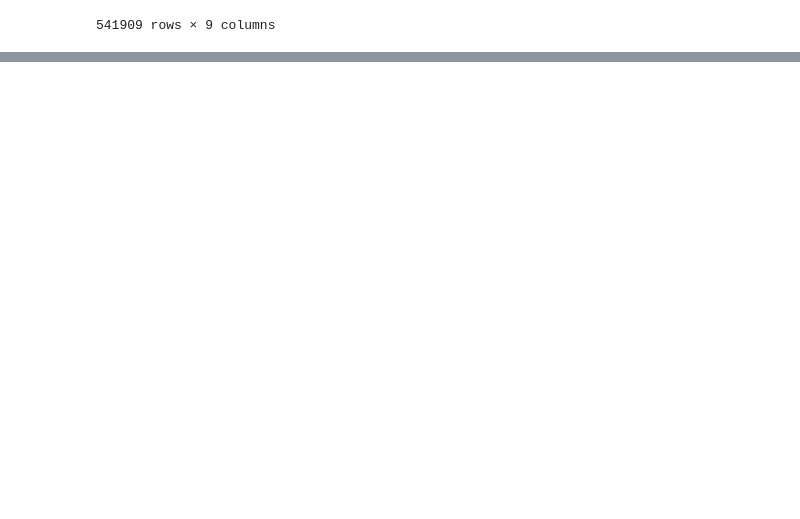
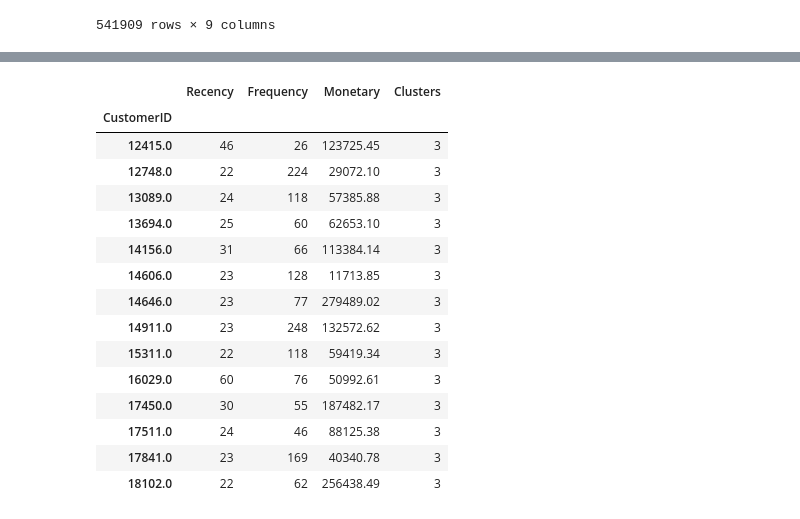
Before and after one commit to jewelnu/Customer-Segmentation-Using-K-means-clustering, a Jupyter notebook: Customer segmentation.ipynb, the cells around one changed output, grey strips where cells are left out. Cells and saved outputs as stored; diff of their text form; code cells hidden in the pictures; blank space fills up the shorter version.

Commit message:
Clustering complete with some observations

```diff
--- a/Customer segmentation.ipynb
+++ b/Customer segmentation.ipynb
@@ -247,0 +261,4 @@ RFM
+# %%
+from sklearn.preprocessing import StandardScaler
+scaler = StandardScaler()
+scaled =scaler.fit_transform(RFM)
@@ -247,0 +283,7 @@ RFM
+# %%
+k_range = range(1,10)
+sse=[]
+for k in k_range:
+    km = KMeans(n_clusters=k)
+    km.fit(scaled)
+    sse.append(km.inertia_)
@@ -247,0 +312,3 @@ RFM
+# %%
+kmeans = KMeans(n_clusters=3)
+kmeans.fit(scaled)
@@ -247,0 +325,2 @@ RFM
+# %%
+RFM['Clusters'] = (kmeans.labels_+1)
@@ -247,0 +379,19 @@ RFM
+# %%
+RFM[RFM.Clusters==3]
+# %% [output]
+|  | Recency | Frequency | Monetary | Clusters |
+| CustomerID |  |  |  |  |
+| 12415.0 | 46 | 26 | 123725.45 | 3 |
+| 12748.0 | 22 | 224 | 29072.10 | 3 |
+| 13089.0 | 24 | 118 | 57385.88 | 3 |
+| 13694.0 | 25 | 60 | 62653.10 | 3 |
+| 14156.0 | 31 | 66 | 113384.14 | 3 |
+| 14606.0 | 23 | 128 | 11713.85 | 3 |
+| 14646.0 | 23 | 77 | 279489.02 | 3 |
+| 14911.0 | 23 | 248 | 132572.62 | 3 |
+| 15311.0 | 22 | 118 | 59419.34 | 3 |
+| 16029.0 | 60 | 76 | 50992.61 | 3 |
+| 17450.0 | 30 | 55 | 187482.17 | 3 |
+| 17511.0 | 24 | 46 | 88125.38 | 3 |
+| 17841.0 | 23 | 169 | 40340.78 | 3 |
+| 18102.0 | 22 | 62 | 256438.49 | 3 |
```
Also changed, not shown: parts of 25 cells of this notebook.
